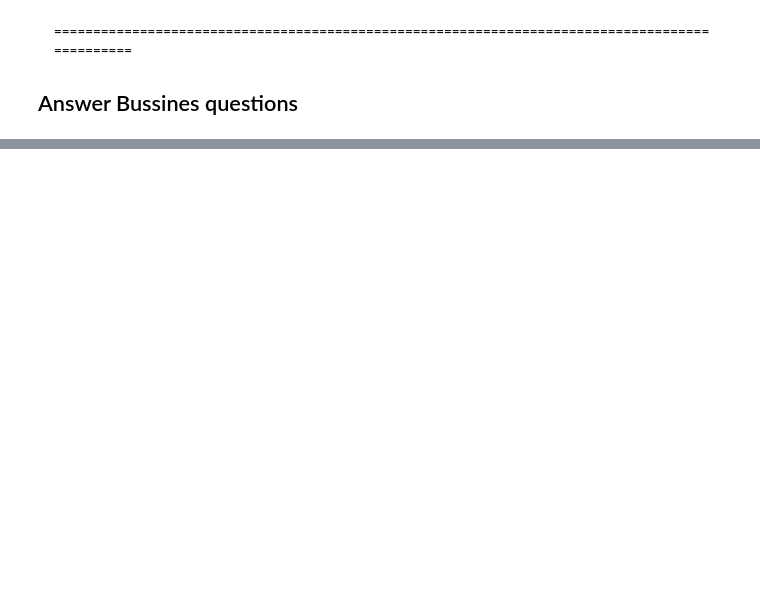
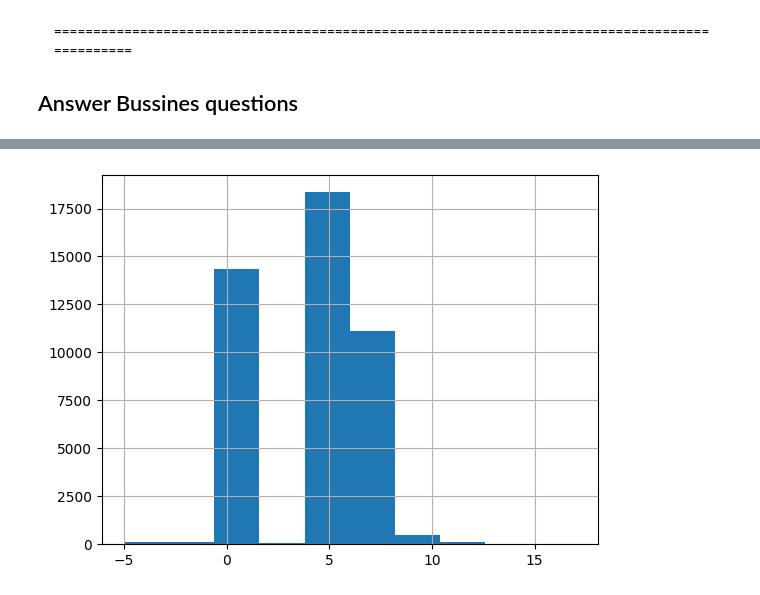
Before and after one commit to JacquelineBashta/DataStorytelling_Pandas_Matlibplot, a Jupyter notebook: Solve_Bussiness_Q.ipynb, the cells around one changed output, grey strips where cells are left out. Saved outputs shown, nothing was run; the diff lists cells and outputs as text; code cells hidden in the pictures; blank space fills up the shorter version.

```diff
--- a/Solve_Bussiness_Q.ipynb
+++ b/Solve_Bussiness_Q.ipynb
@@ -62,0 +117,4 @@ check for orders of 1 orderlines if totalpaid == unit price * quantity
+# %%
+Q1 = db_ordRev.tmp_ord_Pr_diff.quantile(0.25)
+Q3 = db_ordRev.tmp_ord_Pr_diff.quantile(0.75)
+IQR=Q3-Q1
@@ -62,0 +128,6 @@ check for orders of 1 orderlines if totalpaid == unit price * quantity
+# %%
+db_ordRev=db_ordRev.loc[(db_ordRev.tmp_ord_Pr_diff >= (Q1 - 1.5*IQR)) & (db_ordRev.tmp_ord_Pr_diff <= (Q3 + 1.5*IQR))]
+# %%
+db_ordRev.tmp_ord_Pr_diff.hist();
+# %% [output]
+[figure, added]
```
Also changed, not shown: parts of 99 cells of this notebook, 2 other files.
